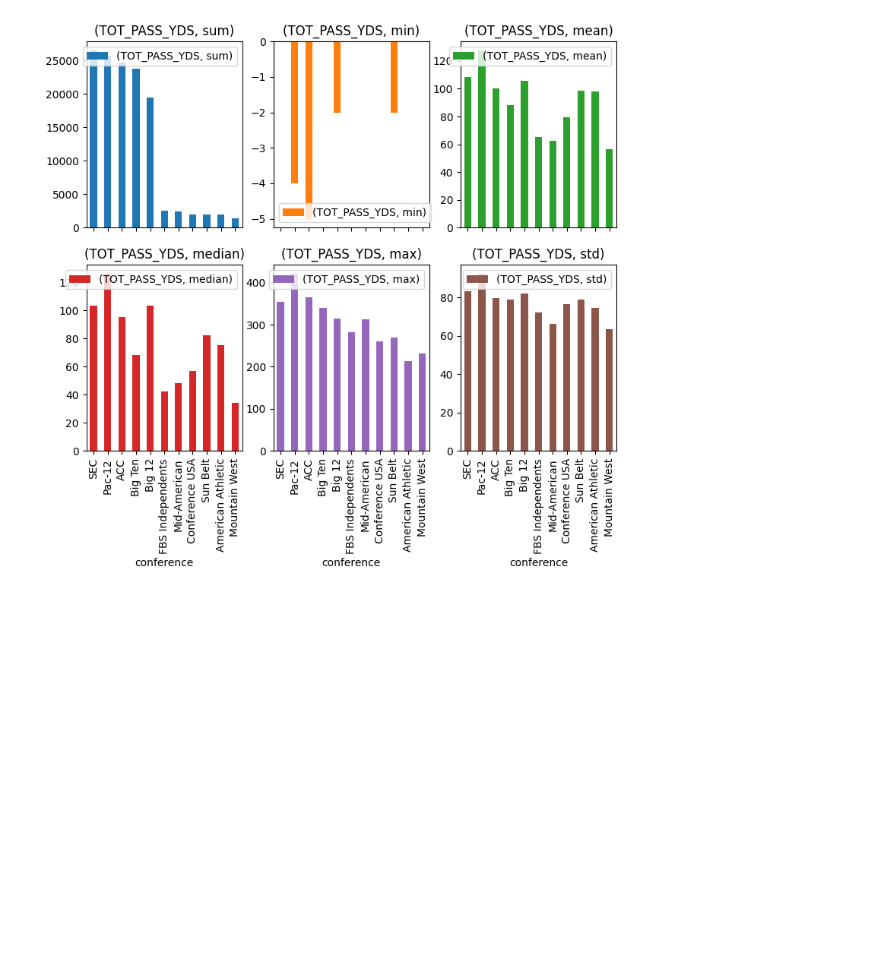
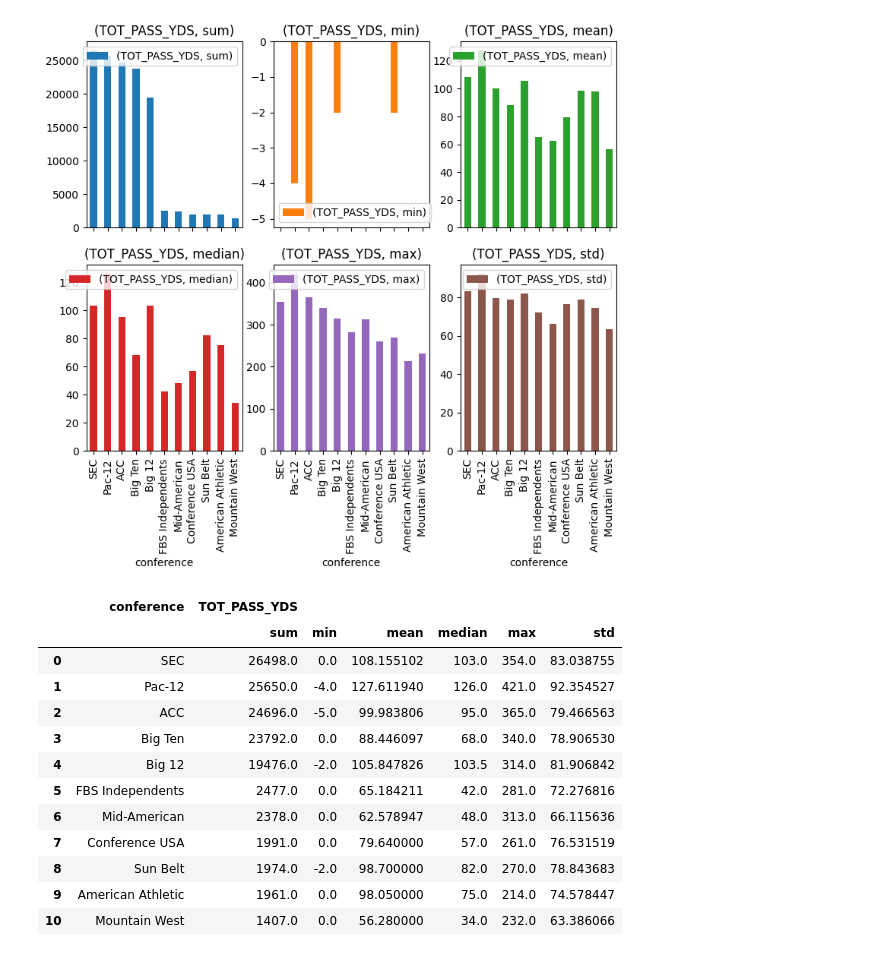
Before and after one commit to wjurden/college-football-project, a Jupyter notebook: code/deep_dives/player_game_stats_deepdive.ipynb, the cells around one changed output. Cells and saved outputs as stored; diff of their text form; code cells hidden in the pictures; blank space fills up the shorter version.

```diff
--- a/code/deep_dives/player_game_stats_deepdive.ipynb
+++ b/code/deep_dives/player_game_stats_deepdive.ipynb
@@ -422,3 +327,21 @@ plt.plot()
 # %% [output]
 []
 [figure]
+# %%
+# Resetting index so conference is no longer the index
+pass_df2 = pass_df.reset_index()
+pass_df2
+# %% [output]
+|  | conference | TOT_PASS_YDS |  |  |  |  |  |
+|  |  | sum | min | mean | median | max | std |
+| 0 | SEC | 26498.0 | 0.0 | 108.155102 | 103.0 | 354.0 | 83.038755 |
+| 1 | Pac-12 | 25650.0 | -4.0 | 127.611940 | 126.0 | 421.0 | 92.354527 |
+| 2 | ACC | 24696.0 | -5.0 | 99.983806 | 95.0 | 365.0 | 79.466563 |
+| 3 | Big Ten | 23792.0 | 0.0 | 88.446097 | 68.0 | 340.0 | 78.906530 |
+| 4 | Big 12 | 19476.0 | -2.0 | 105.847826 | 103.5 | 314.0 | 81.906842 |
+| 5 | FBS Independents | 2477.0 | 0.0 | 65.184211 | 42.0 | 281.0 | 72.276816 |
+| 6 | Mid-American | 2378.0 | 0.0 | 62.578947 | 48.0 | 313.0 | 66.115636 |
+| 7 | Conference USA | 1991.0 | 0.0 | 79.640000 | 57.0 | 261.0 | 76.531519 |
+| 8 | Sun Belt | 1974.0 | -2.0 | 98.700000 | 82.0 | 270.0 | 78.843683 |
+| 9 | American Athletic | 1961.0 | 0.0 | 98.050000 | 75.0 | 214.0 | 74.578447 |
+| 10 | Mountain West | 1407.0 | 0.0 | 56.280000 | 34.0 | 232.0 | 63.386066 |
```
Also changed, not shown: parts of 30 cells of this notebook.
